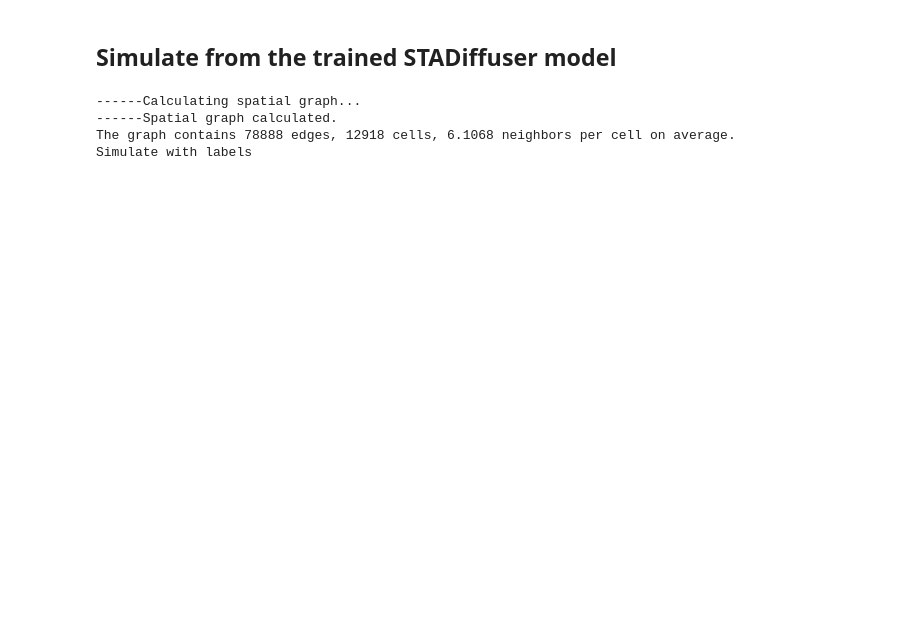
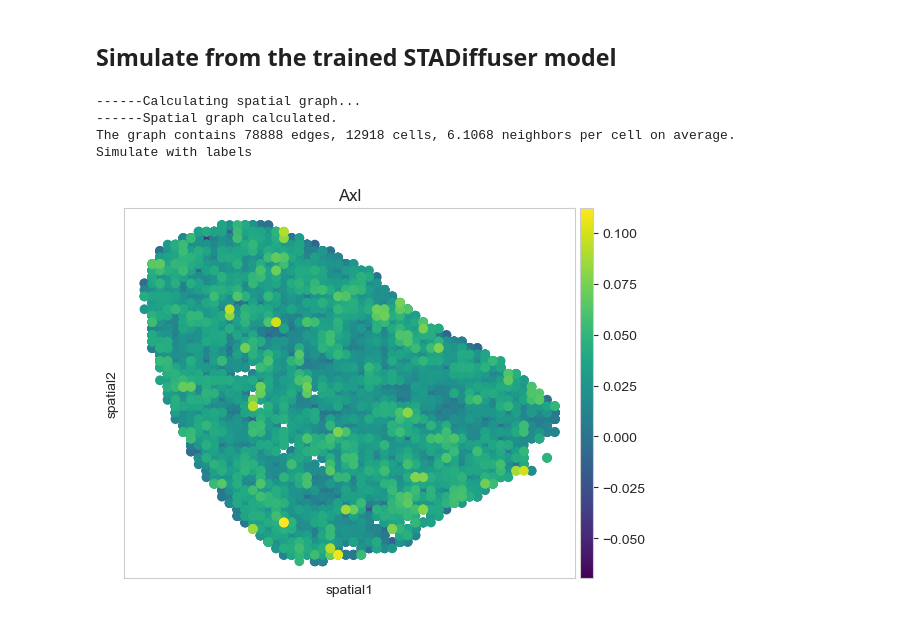
Before and after one commit to zhanglabtools/STADiffuser, a Jupyter notebook: docs/source/tutorials/T3-multiple-sample-modeling.ipynb, the cells around one changed output. Saved outputs shown, nothing was run; the diff lists cells and outputs as text; code cells hidden in the pictures; blank space fills up the shorter version.

```diff
--- a/docs/source/tutorials/T3-multiple-sample-modeling.ipynb
+++ b/docs/source/tutorials/T3-multiple-sample-modeling.ipynb
@@ -166,4 +164,6 @@ stadiff_sim = pipeline.simulate(denoiser, autoencoder, device=device, use_net="s
 The graph contains 78888 edges, 12918 cells, 6.1068 neighbors per cell on average.
 Simulate with labels
 # %%
-# sc.pl.embedding(stadiff_sim, basis="spatial", color="Axl", size=200, color_map="viridis")
+sc.pl.embedding(stadiff_sim, basis="spatial", color="Axl", size=200, color_map="viridis")
+# %% [output]
+[figure, added]
```
Also changed, not shown: parts of 1 cell of this notebook, 3 other files.
